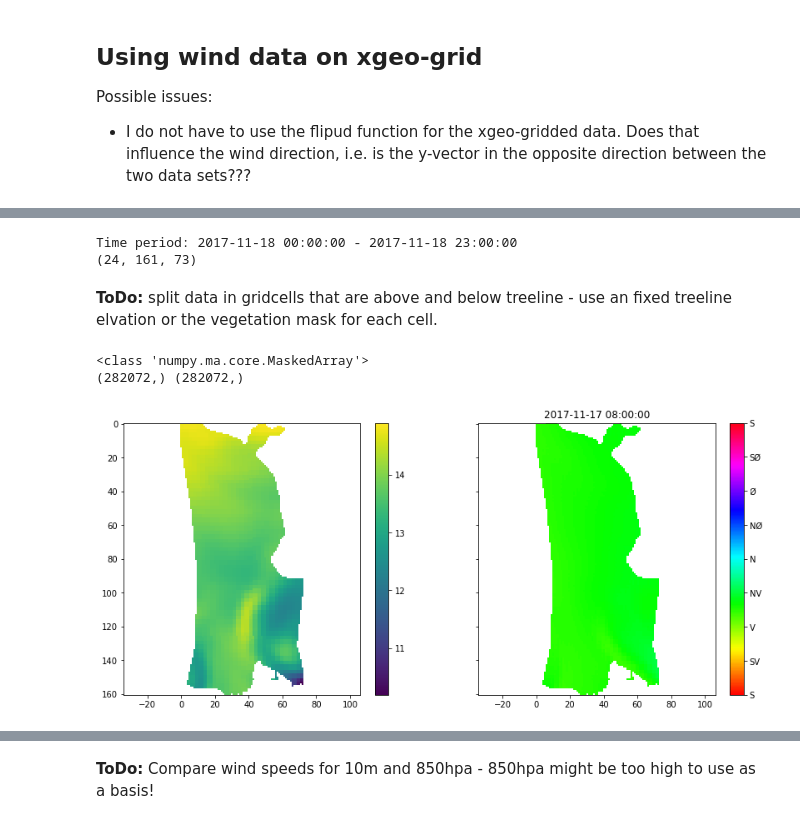
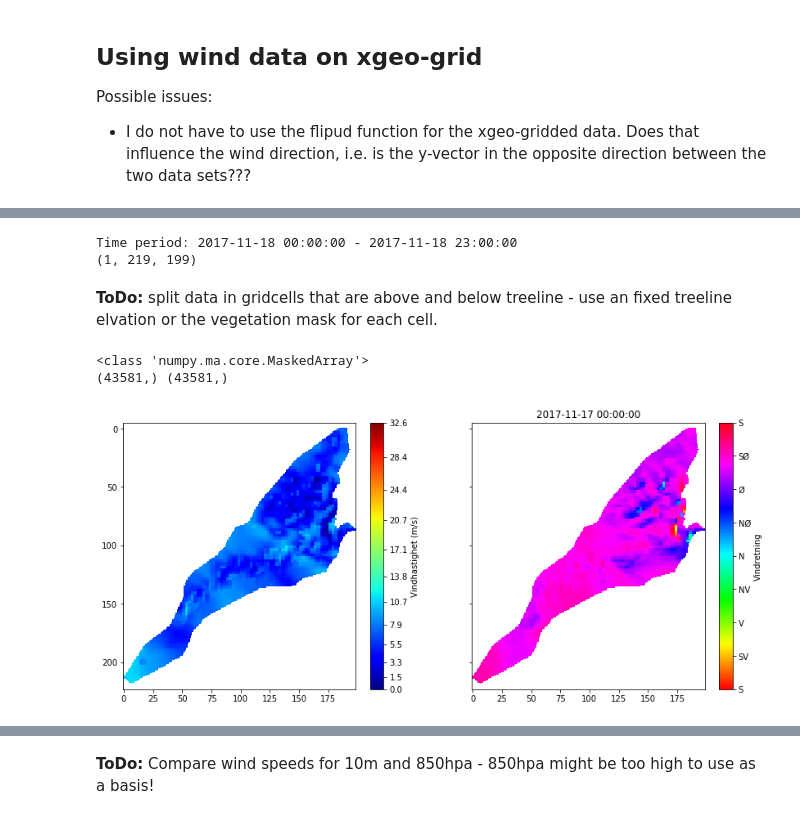
Before and after one commit to kmunve/APS, a Jupyter notebook: aps/notebooks/regional_wind_distribution.ipynb, the cells around one changed output, grey strips where cells are left out. Cells and saved outputs as stored; diff of their text form; code cells hidden in the pictures.

Commit message:
Found reason for wrong wind data - wind-grid was flipped up/down with regard to region-mask.

```diff
--- a/aps/notebooks/regional_wind_distribution.ipynb
+++ b/aps/notebooks/regional_wind_distribution.ipynb
@@ -421,16 +422,20 @@ def classify_wind_transport(wind_speed_f, wind_dir_f, js_str=True):
         return wind_classes
 # %%
 # Define plotting functions
-def plt_wind_dir(wind_dir):
-    plt.imshow(np.flipud(wind_dir), cmap=plt.cm.hsv, vmin=-180, vmax=180)
-    cbar = plt.colorbar()
+def plt_wind_dir(wind_dir, ax=None):
+    if ax == None:
+        f, (ax) = plt.subplots(1, 1)
+    pwd = ax.imshow(np.flipud(wind_dir), cmap=plt.cm.hsv, vmin=-180, vmax=180)
+    cbar = plt.colorbar(mappable=pwd, ax=ax)
     cbar.set_ticks([-180, -135, -90, -45, 0, 45, 90, 135, 180])
     cbar.set_ticklabels(['S', 'SV', 'V', 'NV', 'N', 'NØ', 'Ø', 'SØ', 'S'])
     cbar.set_label("Vindretning")
 
-def plt_wind_speed(wind_speed):
-    plt.imshow(np.flipud(wind_speed), cmap=plt.cm.jet, vmin=0, vmax=32.6)
-    cbar = plt.colorbar()
+def plt_wind_speed(wind_speed, ax=None):
+    if ax == None:
+        f, (ax) = plt.subplots(1, 1)
+    pws = ax.imshow(np.flipud(wind_speed), cmap=plt.cm.jet, vmin=0, vmax=32.6)
+    cbar = plt.colorbar(mappable=pws, ax=ax)
     cbar.set_ticks([0, 1.5, 3.3, 5.5, 7.9, 10.7, 13.8, 17.1, 20.7, 24.4, 28.4, 32.6])
     cbar.set_label("Vindhastighet (m/s)")
 
@@ -628,11 +646,13 @@ Possible issues:
 # Load region mask
 vr = netCDF4.Dataset(r"../data/terrain_parameters/VarslingsOmr_2017.nc", "r")
 
-regions = vr.variables["VarslingsOmr_2017"][:]
+regions = (vr.variables["VarslingsOmr_2017"][:]) #np.flipud - needs to be flipped up/down when using wind from netCDF files.
 
-#ID = 3014 # Lofoten & Vesterålen
+ID = 3014 # Lofoten & Vesterålen
 #ID = 3029 # Indre Sogn
-ID = 3033 # Hordalandskysten
+#ID = 3033 # Hordalandskysten
 region_mask = np.where(regions==ID)
 # get the lower left and upper right corner of a rectangle around the region
 y_min, y_max, x_min, x_max = min(region_mask[0].flatten()), max(region_mask[0].flatten()), min(region_mask[1].flatten()), max(region_mask[1].flatten())
+
+plt.imshow(regions, vmin=3007, vmax=3040)
@@ -649,8 +689,8 @@ y1, y2 = y_min, y_max # possible to add a buffer of step_y
 
 print("Time period: {0} - {1}".format(netCDF4.num2date(time_v[24], time_v.units), netCDF4.num2date(time_v[47], time_v.units)))
 
-wind_x = wind_x_v[24:48, y1:y2, x1:x2]
-wind_y = wind_y_v[24:48, y1:y2, x1:x2]
+wind_x = wind_x_v[6:7, y1:y2, x1:x2]
+wind_y = wind_y_v[6:7, y1:y2, x1:x2]
 print(wind_x.shape)
 
 region_mask = regions[y1:y2, x1:x2] # redefine region_mask, now clipped to area of interest
@@ -663,12 +703,12 @@ for i in range(wind_x.shape[0]):
     wind_y_ma[i, :, :] = np.ma.masked_where(region_mask!=ID, wind_y[i, :, :], copy=False)
 # %% [output]
 Time period: 2017-11-18 00:00:00 - 2017-11-18 23:00:00
-(24, 161, 73)
+(1, 219, 199)
 # %% [markdown]
 **ToDo:** split data in gridcells that are above and below treeline - use an fixed treeline elvation or the vegetation mask for each cell.
 # %%
 wind_speed = np.sqrt(wind_x_ma**2 + wind_y_ma**2)
-wind_dir = np.degrees(np.arctan2(wind_x_ma, -wind_y_ma)) # check if the minus is still applicable when using the xgeo-gridded data.
+wind_dir = np.degrees(np.arctan2(-wind_x_ma, -wind_y_ma)) # check if the minus is still applicable when using the xgeo-gridded data.
 snow_dep = np.degrees(np.arctan2(wind_x_ma, wind_y_ma)) # indicates the aspect where snow is deposited
 print(type(wind_speed))
 wind_dir_f = wind_dir.flatten()
@@ -677,24 +717,20 @@ snow_dep_f = snow_dep.flatten()
 print(wind_dir_f.shape, wind_speed_f.shape)
 # %% [output]
 <class 'numpy.ma.core.MaskedArray'>
-(282072,) (282072,)
+(43581,) (43581,)
 # %%
 # Choose a time-step
-t_index = 8
+t_index = 0
 ts = netCDF4.num2date(time_v[t_index], time_v.units)
 
 f, (ax1, ax2) = plt.subplots(1, 2, sharex=True, sharey=True)
-plt_spd = ax1.imshow(wind_speed[t_index,:,:], aspect='equal')
-plt_dir = ax2.imshow(wind_dir[t_index,:,:], cmap=plt.cm.hsv,vmin=-180, vmax=180)
-plt.colorbar(ax=ax1, mappable=plt_spd)
-cbar_dir = plt.colorbar(ax=ax2, mappable=plt_dir)
+plt_wind_speed(wind_speed[t_index,:,:], ax=ax1)
+plt_wind_dir(wind_dir[t_index,:,:], ax=ax2)
 
-cbar_dir.set_ticks([-180, -135, -90, -45, 0, 45, 90, 135, 180])
-cbar_dir.set_ticklabels(['S', 'SV', 'V', 'NV', 'N', 'NØ', 'Ø', 'SØ', 'S'])
 plt.title(ts)
 plt.show()
 # %% [output]
-[figure, old version]
+[figure, new version]
 # %%
 plt_windrose(wind_dir_f, wind_speed_f)
 # %% [output]
```
Also changed, not shown: parts of 33 cells of this notebook, 1 other file.
